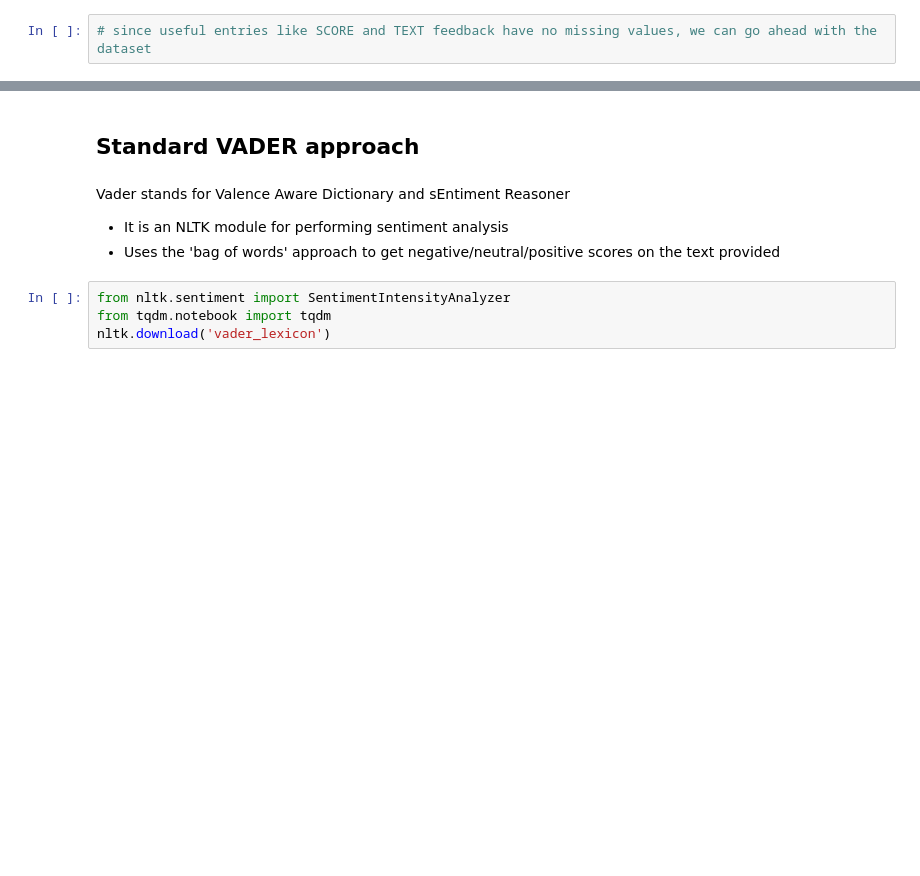
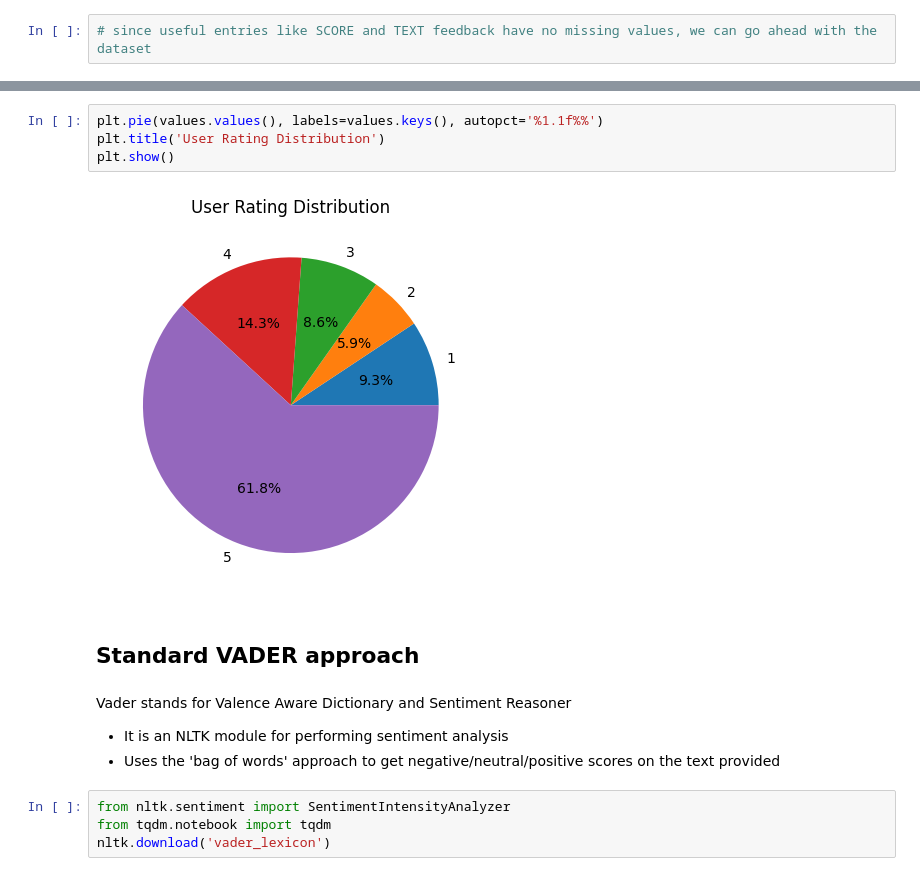
Before and after one commit to Arnava-03/sentiment_analysis_Amazon_review, a Jupyter notebook: sentiment_analysis.ipynb, the cells around one changed output, grey strips where cells are left out. Saved outputs shown, nothing was run; the diff lists cells and outputs as text; blank space fills up the shorter version.

```diff
--- a/sentiment_analysis.ipynb
+++ b/sentiment_analysis.ipynb
@@ -74,7 +77,13 @@ plt.show()
+# %%
+plt.pie(values.values(), labels=values.keys(), autopct='%1.1f%%')
+plt.title('User Rating Distribution')
+plt.show()
+# %% [output]
+[figure, added]
 # %% [markdown]
 ## Standard VADER approach
 # %% [markdown]
-Vader stands for Valence Aware Dictionary and sEntiment Reasoner <br>
+Vader stands for Valence Aware Dictionary and Sentiment Reasoner <br>
 
 
 *   It is an NLTK module for performing sentiment analysis
```
Also changed, not shown: parts of 7 cells of this notebook.
